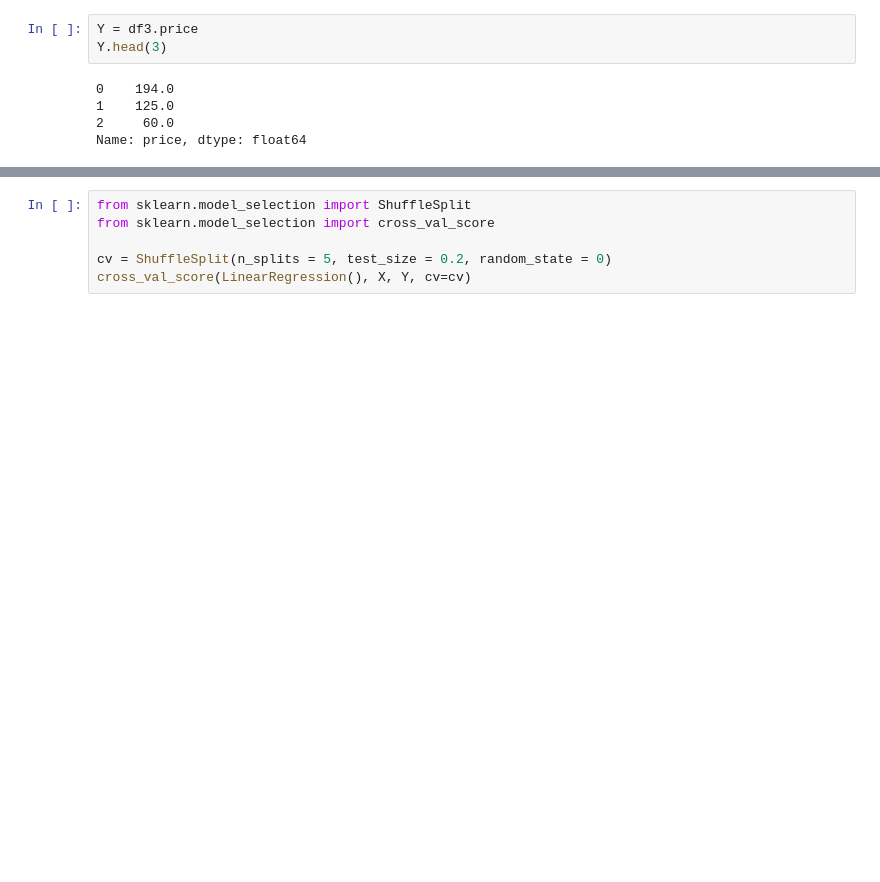
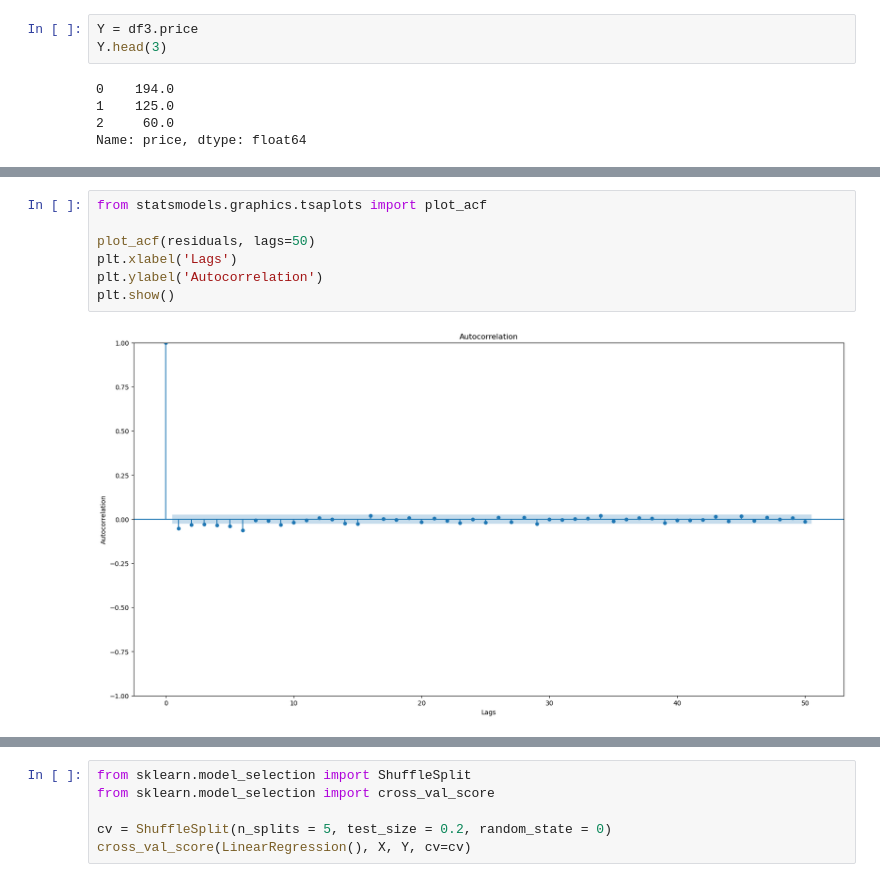
Before and after one commit to wswu001/Real_Estate_Prediction, a Jupyter notebook: data_modeling.ipynb, the cells around one changed output, grey strips where cells are left out. Cells and saved outputs as stored; diff of their text form; blank space fills up the shorter version.

```diff
--- a/data_modeling.ipynb
+++ b/data_modeling.ipynb
@@ -68,0 +112,9 @@ Name: price, dtype: float64
+# %%
+from statsmodels.graphics.tsaplots import plot_acf
+
+plot_acf(residuals, lags=50)
+plt.xlabel('Lags')
+plt.ylabel('Autocorrelation')
+plt.show()
+# %% [output]
+[figure, added]
```
Also changed, not shown: parts of 19 cells of this notebook.
